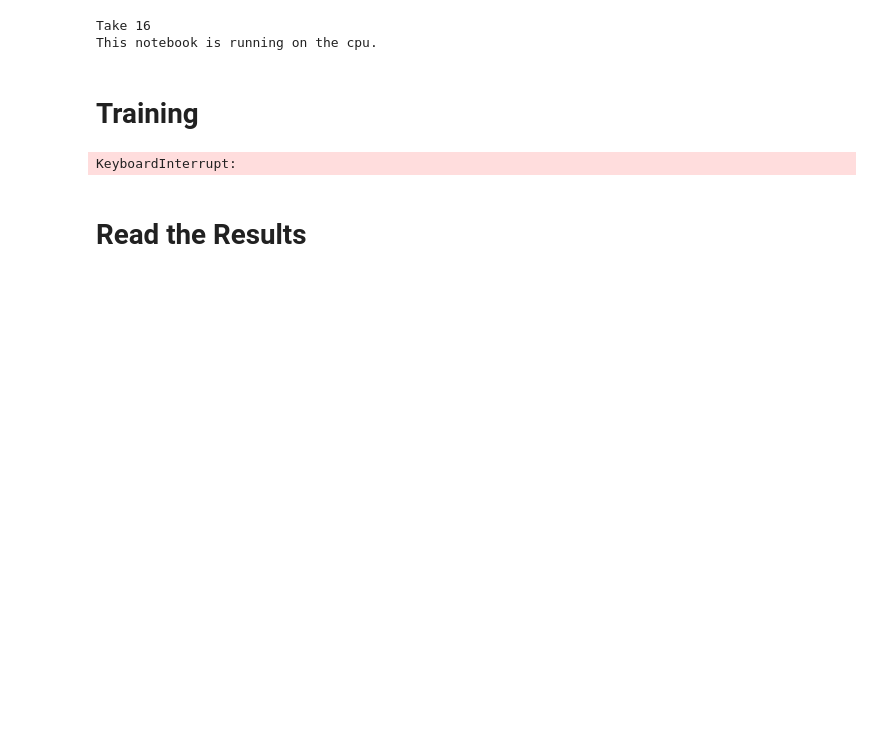
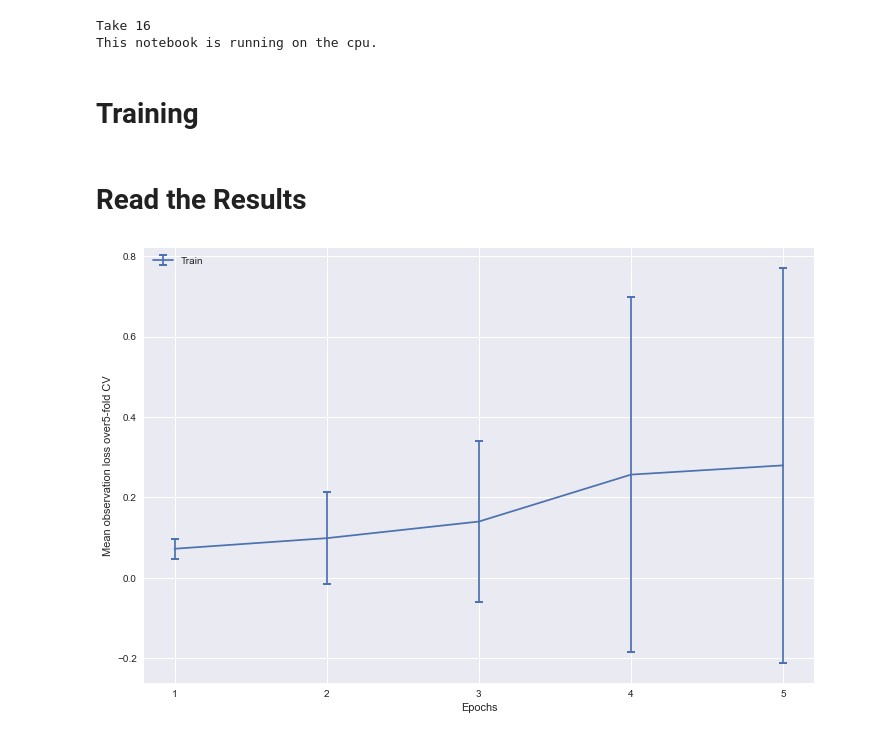
Before and after one commit to vstenby/DiagnosisCorrection02456, a Jupyter notebook: Characteristics.ipynb, the cells around one changed output. Cells and saved outputs as stored; diff of their text form; code cells hidden in the pictures; blank space fills up the shorter version.

Commit message:
metrics done

```diff
--- a/Characteristics.ipynb
+++ b/Characteristics.ipynb
@@ -139,6 +140,9 @@ num_epochs = 2
 splits = KFold(n_splits=k)
 
 loss = {'train': [[] for _ in range(k)], 'val': [[] for _ in range(k)]}
+f1_characteristics = {'train': [[] for _ in range(k)], 'val': [[] for _ in range(k)]}
+f1_diagnosis = {'train': [[] for _ in range(k)], 'val': [[] for _ in range(k)]}
+f1_area = {'train': [[] for _ in range(k)], 'val': [[] for _ in range(k)]}
 
 for fold, (train_idx, val_idx) in enumerate(splits.split(np.arange(len(train_set)))):
 
@@ -163,24 +167,30 @@ for fold, (train_idx, val_idx) in enumerate(splits.split(np.arange(len(train_set
             epoch_loss, gt, p = train_and_eval(phase, cnn, optimizer, criterion, scheduler, dataloaders)
 
             if phase == 'train':
-                avg_obs_loss = (epoch_loss / len(train_idx)).detach().cpu()
+                avg_obs_loss = (epoch_loss / len(train_idx)) #.detach().cpu()
             elif phase == 'val':
-                avg_obs_loss = (epoch_loss / len(val_idx)).detach().cpu()
+                avg_obs_loss = (epoch_loss / len(val_idx)) #.detach().cpu()
 
             loss[phase][fold].append(avg_obs_loss)
 
+            # Predict labels based on probabilities
+            pred_class = tools.classify_probability_predictions(p)
+
+            # Compute f1 scores with average 'samples' (default values)
+            characteristics_scores, diagnosis_scores, area_scores = tools.compute_metrics_scores(gt, pred_class)
+            f1_characteristics[phase][fold].append(characteristics_scores)
+            f1_diagnosis[phase][fold].append(diagnosis_scores)
+            f1_area[phase][fold].append(area_scores)
 
             break
 
 
 #Save the results to a pickle.
 with open('statistics.p', 'wb') as output_file:
-    pickle.dump([num_epochs, k, loss], output_file)
+    pickle.dump([num_epochs, k, loss, f1_characteristics, f1_diagnosis, f1_area], output_file)
 
 if device.type != 'cpu':
     raise NotImplementedError("Let's stop the GPU here!")
-# %% [output]
-KeyboardInterrupt:
 # %% [markdown]
 # Read the Results
 # %%
@@ -191,13 +201,15 @@ file = open('statistics.p', 'rb')
 data = pickle.load(file)
 file.close()
 
-nepoch, nfolds, loss = data
+nepoch, nfolds, loss, f1_characteristics, f1_diagnosis, f1_area = data
 # %%
 plt.figure(figsize=(12,8))
 plt.errorbar(range(nepoch), np.array(loss['train']).T.mean(axis=1), yerr=np.array(loss['train']).T.std(axis=1), capsize=4, capthick=2, label='Train')
-plt.errorbar(range(nepoch), np.array(loss['val']).T.mean(axis=1),   yerr=np.array(loss['val']).T.std(axis=1), capsize=4, capthick=2, label='Validation')
+#plt.errorbar(range(nepoch), np.array(loss['val']).T.mean(axis=1),   yerr=np.array(loss['val']).T.std(axis=1), capsize=4, capthick=2, label='Validation')
 plt.legend()
 plt.xticks(range(0,nepoch), range(1,nepoch+1))
 plt.xlabel('Epochs')
 plt.ylabel('Mean observation loss over5-fold CV')
 plt.show()
+# %% [output]
+[figure, added]
```
Also changed, not shown: parts of 4 cells of this notebook, 3 other files.
